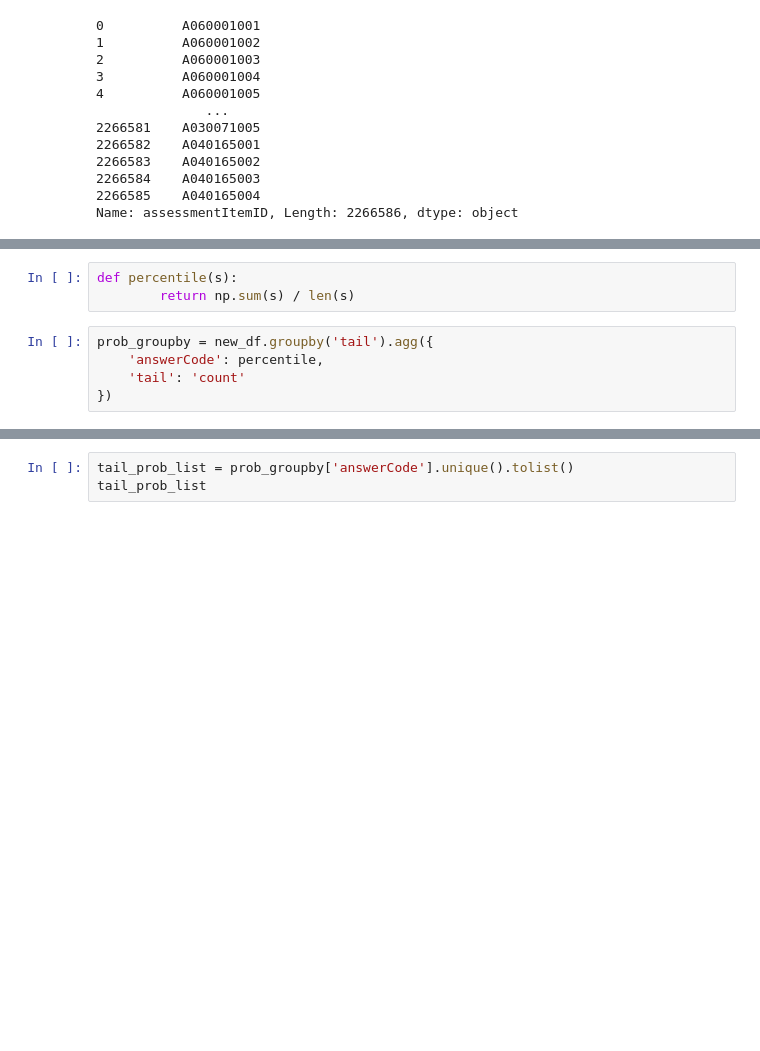
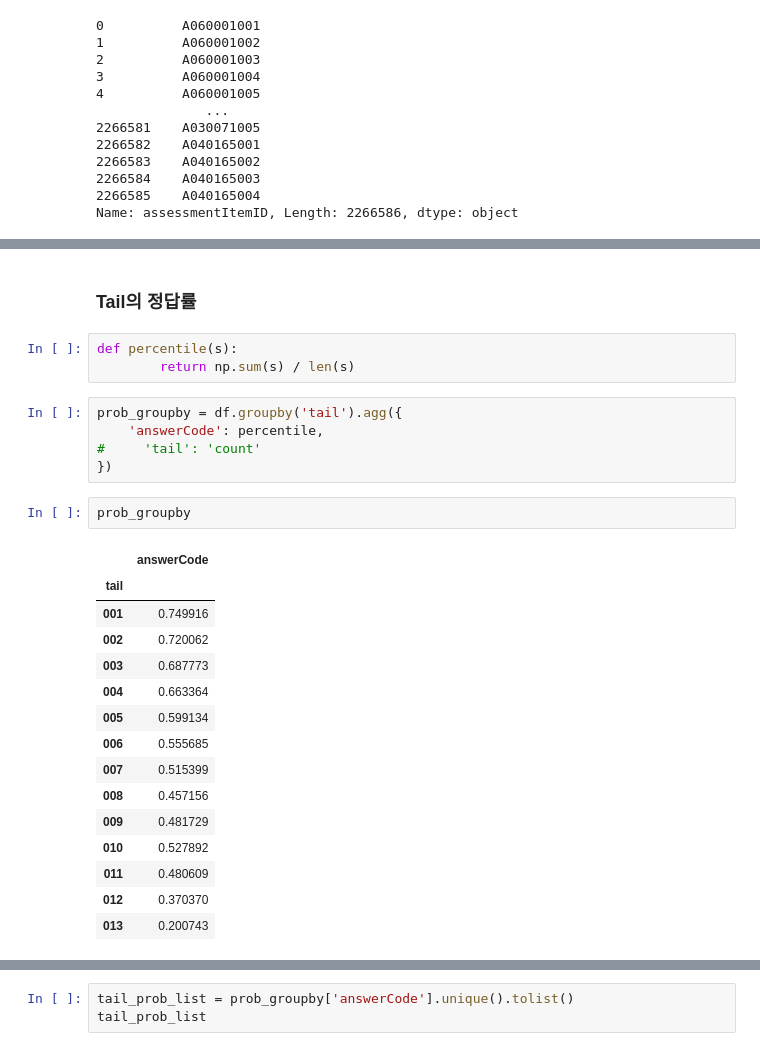
Before and after one commit to ddooom/p4-dkt-mentos, a Jupyter notebook: src/augmentation.ipynb, the cells around one changed output, grey strips where cells are left out. Drawn from its saved outputs; the diff is of its cells as text; blank space fills up the shorter version.

```diff
--- a/src/augmentation.ipynb
+++ b/src/augmentation.ipynb
@@ -175,14 +162,34 @@ new_df.head()
 | 2 | 0 | A060001003 | A060000001 | 1 | 2020-03-24 00:17:22 | 7225 | 0 | 060001 | 060 | ... |
 | 3 | 0 | A060001004 | A060000001 | 1 | 2020-03-24 00:17:29 | 7225 | 0 | 060001 | 060 | ... |
 | 4 | 0 | A060001005 | A060000001 | 1 | 2020-03-24 00:17:36 | 7225 | 0 | 060001 | 060 | ... |
+# %% [markdown]
+### Tail의 정답률
 # %%
 def percentile(s):
         return np.sum(s) / len(s)
 # %%
-prob_groupby = new_df.groupby('tail').agg({
+prob_groupby = df.groupby('tail').agg({
     'answerCode': percentile,
-    'tail': 'count'
+#     'tail': 'count'
 })
+# %%
+prob_groupby
+# %% [output]
+|  | answerCode |
+| tail |  |
+| 001 | 0.749916 |
+| 002 | 0.720062 |
+| 003 | 0.687773 |
+| 004 | 0.663364 |
+| 005 | 0.599134 |
+| 006 | 0.555685 |
+| 007 | 0.515399 |
+| 008 | 0.457156 |
+| 009 | 0.481729 |
+| 010 | 0.527892 |
+| 011 | 0.480609 |
+| 012 | 0.370370 |
+| 013 | 0.200743 |
 # %%
 prob_groupby
 # %% [output]
```
Also changed, not shown: parts of 22 cells of this notebook, 4 other files.
